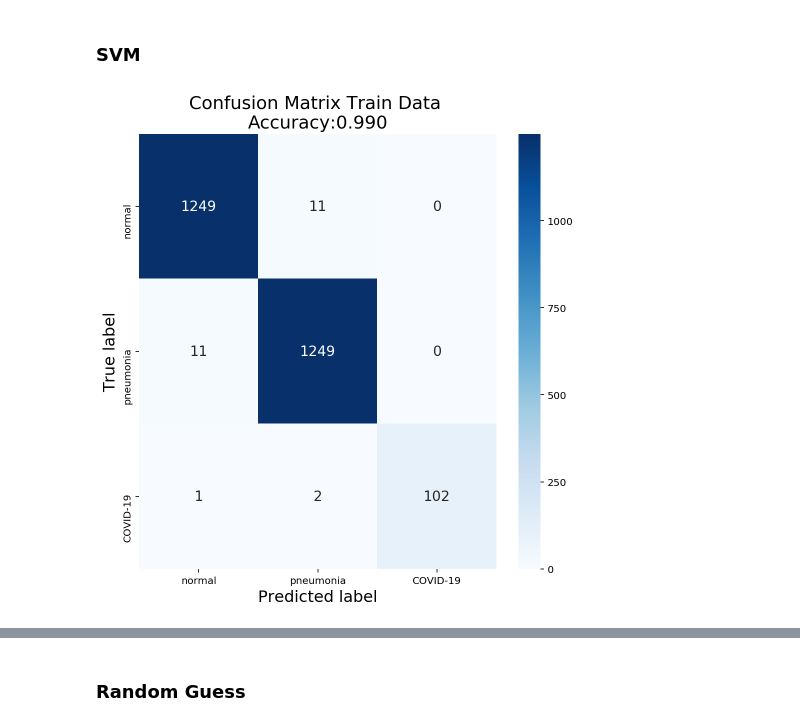
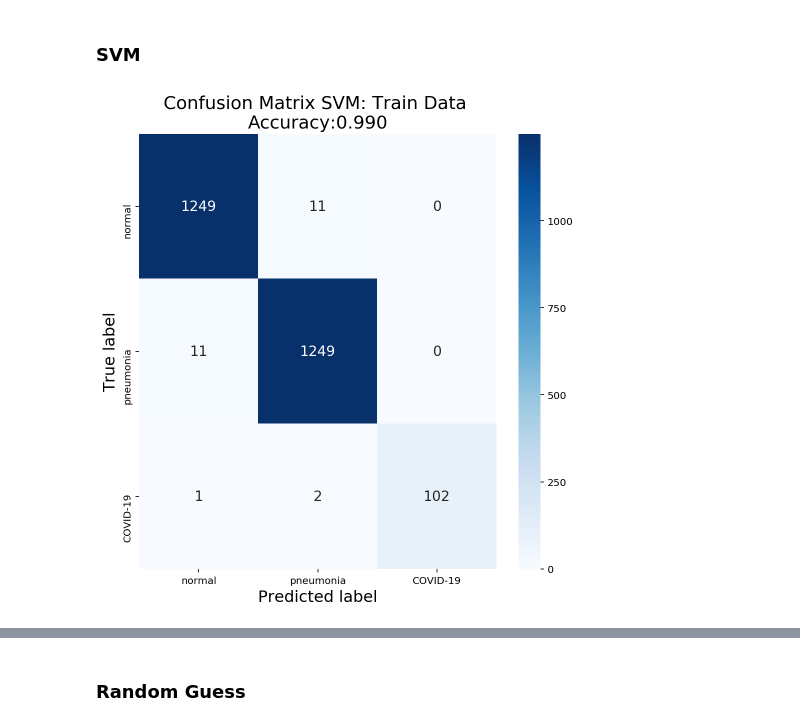
Before and after one commit to vmtang11/ids705_xray_covid19, a Jupyter notebook: resnet50.ipynb, the cells around one changed output, grey strips where cells are left out. Cells and saved outputs as stored; diff of their text form; code cells hidden in the pictures.

```diff
--- a/resnet50.ipynb
+++ b/resnet50.ipynb
@@ -385,9 +385,10 @@ from sklearn.svm import SVC
 svm = SVC(gamma = 'scale', C = 10).fit(X_train.reshape(X_train.shape[0], -1), y_train)
 # %%
 svm_train = svm.predict(X_train.reshape(X_train.shape[0], -1))
-plot_cm(y_train, svm_train, 'Train')
-# %% [output]
-[figure, removed]
+# %%
+plot_cm(y_train, svm_train, 'SVM: Train')
+# %% [output]
+[figure, added]
 # %%
 # svm_val = svm.predict(X_val.reshape(X_val.shape[0], -1))
 # plot_cm(y_val, svm_val, 'Validation')
```
Also changed, not shown: parts of 3 cells of this notebook.
